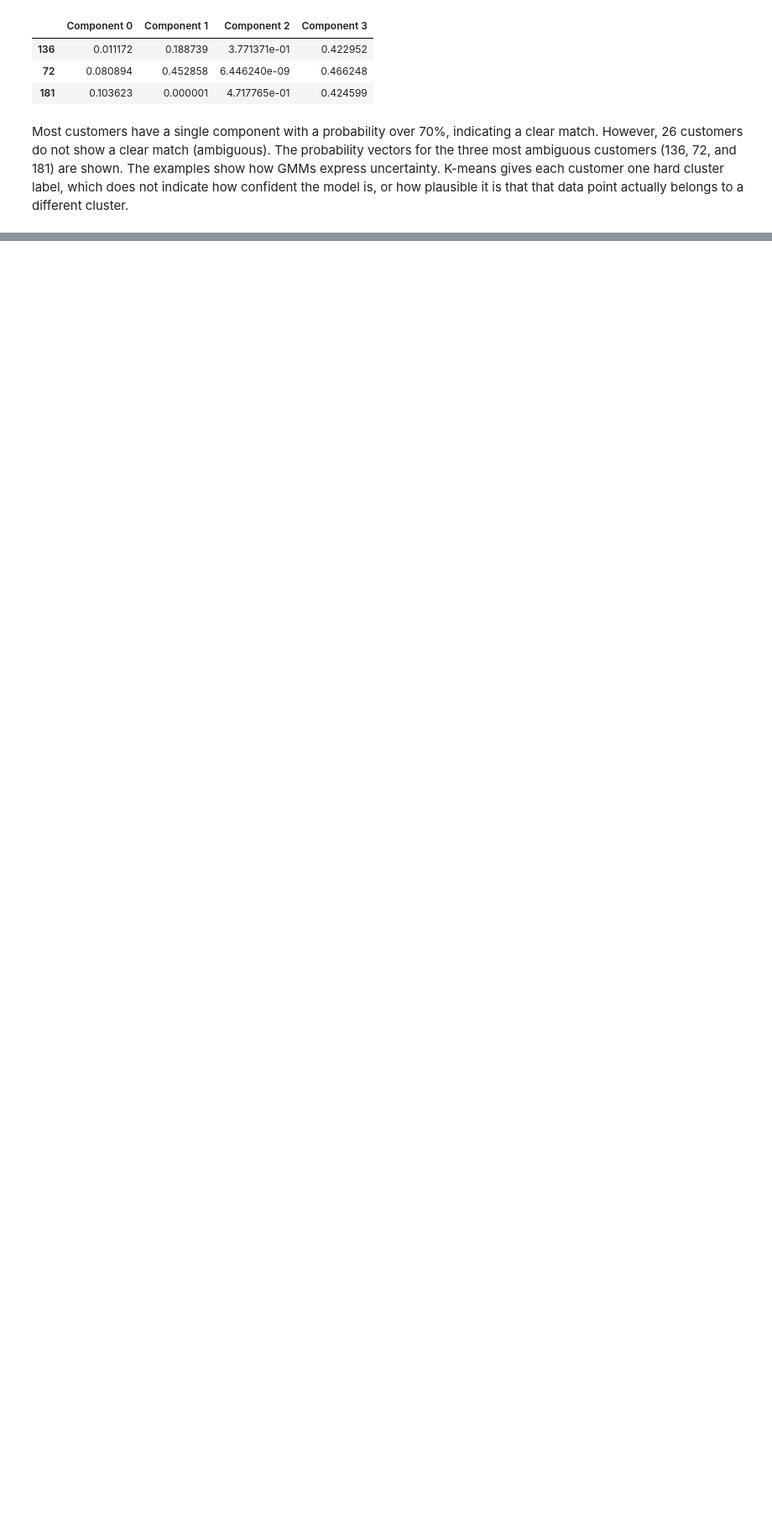
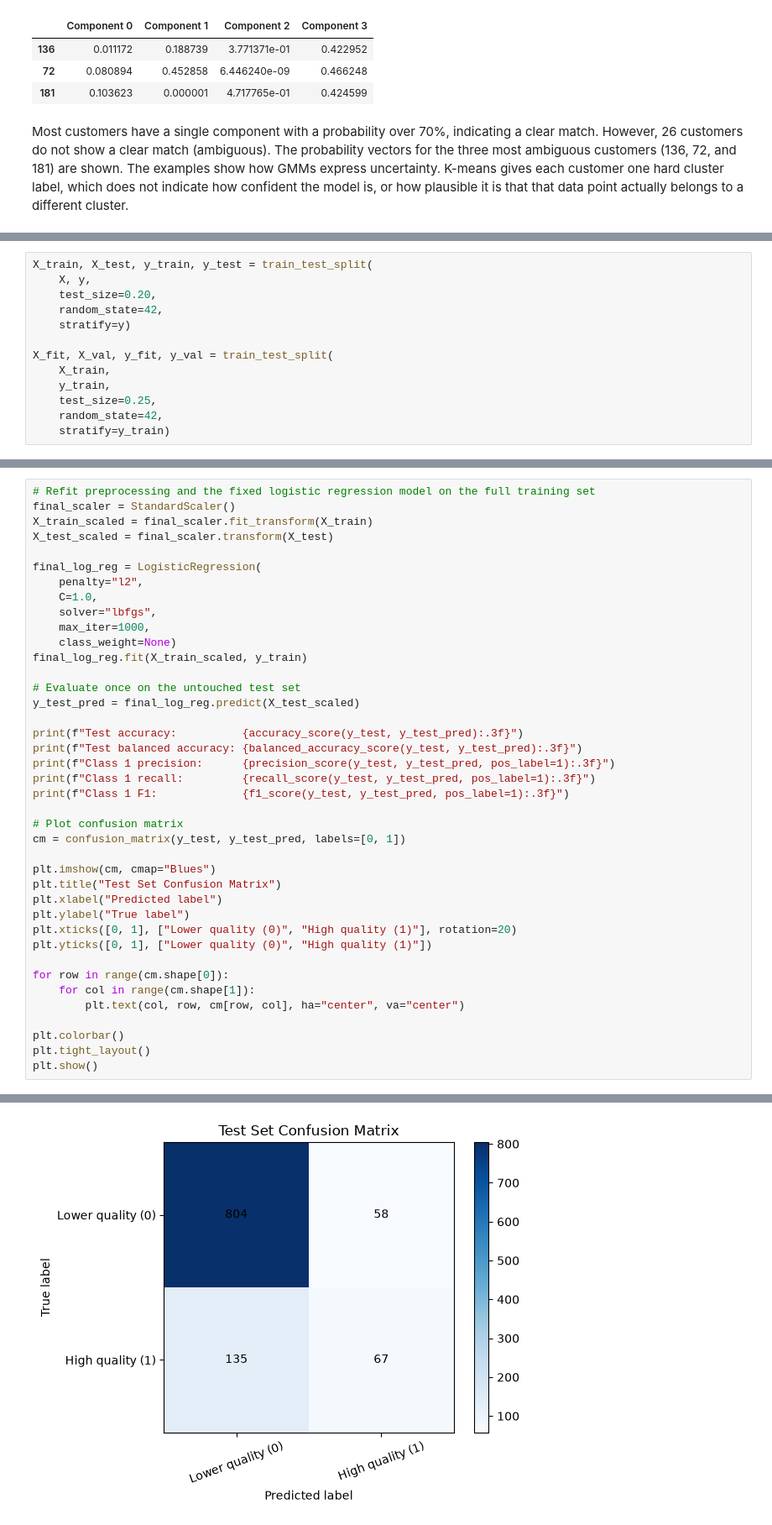
Before and after one commit to codettlaff/CPTS_575, a Jupyter notebook: assignment5/assignment5.ipynb, the cells around one changed output, grey strips where cells are left out. Shown at 84% size. Cells and saved outputs as stored; diff of their text form; blank space fills up the shorter version.

```diff
--- a/assignment5/assignment5.ipynb
+++ b/assignment5/assignment5.ipynb
@@ -420,0 +494,13 @@ Most customers have a single component with a probability over 70%, indicating a
+# %%
+X_train, X_test, y_train, y_test = train_test_split(
+    X, y,
+    test_size=0.20,
+    random_state=42,
+    stratify=y)
+
+X_fit, X_val, y_fit, y_val = train_test_split(
+    X_train,
+    y_train,
+    test_size=0.25,
+    random_state=42,
+    stratify=y_train)
@@ -420,0 +761,41 @@ Most customers have a single component with a probability over 70%, indicating a
+# %%
+# Refit preprocessing and the fixed logistic regression model on the full training set
+final_scaler = StandardScaler()
+X_train_scaled = final_scaler.fit_transform(X_train)
+X_test_scaled = final_scaler.transform(X_test)
+
+final_log_reg = LogisticRegression(
+    penalty="l2",
+    C=1.0,
+    solver="lbfgs",
+    max_iter=1000,
+    class_weight=None)
+final_log_reg.fit(X_train_scaled, y_train)
+
+# Evaluate once on the untouched test set
+y_test_pred = final_log_reg.predict(X_test_scaled)
+
+print(f"Test accuracy:          {accuracy_score(y_test, y_test_pred):.3f}")
+print(f"Test balanced accuracy: {balanced_accuracy_score(y_test, y_test_pred):.3f}")
+print(f"Class 1 precision:      {precision_score(y_test, y_test_pred, pos_label=1):.3f}")
+print(f"Class 1 recall:         {recall_score(y_test, y_test_pred, pos_label=1):.3f}")
+print(f"Class 1 F1:             {f1_score(y_test, y_test_pred, pos_label=1):.3f}")
+
+# Plot confusion matrix
+cm = confusion_matrix(y_test, y_test_pred, labels=[0, 1])
+
+plt.imshow(cm, cmap="Blues")
+plt.title("Test Set Confusion Matrix")
+plt.xlabel("Predicted label")
+plt.ylabel("True label")
+plt.xticks([0, 1], ["Lower quality (0)", "High quality (1)"], rotation=20)
+plt.yticks([0, 1], ["Lower quality (0)", "High quality (1)"])
+
+for row in range(cm.shape[0]):
+    for col in range(cm.shape[1]):
+        plt.text(col, row, cm[row, col], ha="center", va="center")
+
+plt.colorbar()
+plt.tight_layout()
+plt.show()
+# %% [output]
@@ -420,0 +807 @@ Most customers have a single component with a probability over 70%, indicating a
+[figure, added]
```
Also changed, not shown: parts of 28 cells of this notebook.
